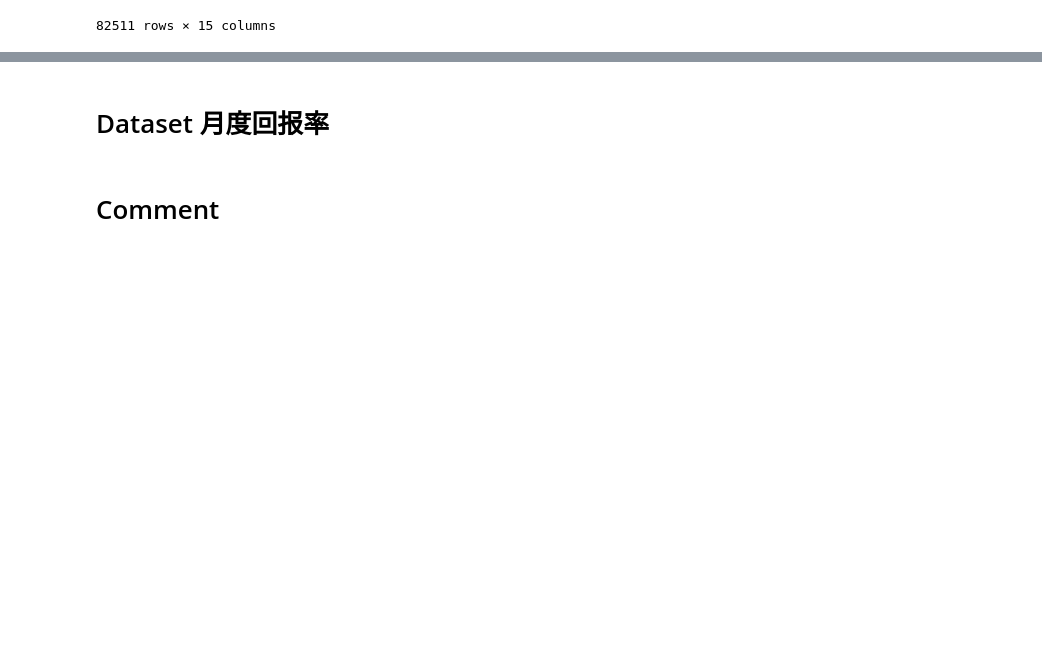
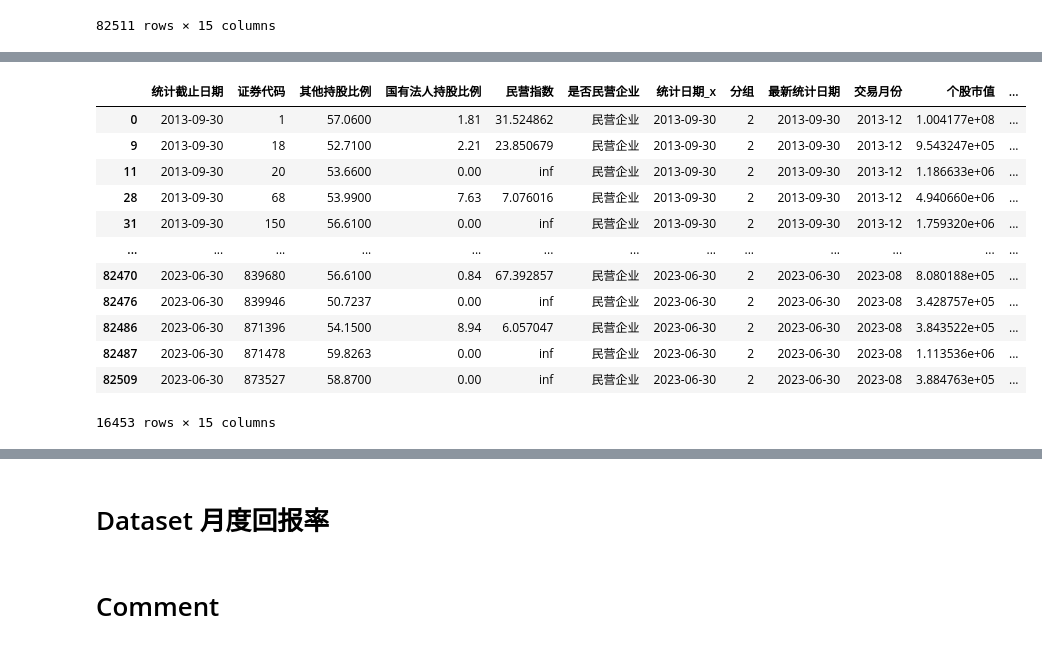
Before and after one commit to Prussia/playJupyter, a Jupyter notebook: testproj/计算加权回报率.ipynb, the cells around one changed output, grey strips where cells are left out. Drawn from its saved outputs; the diff is of its cells as text; code cells hidden in the pictures; blank space fills up the shorter version.

```diff
--- a/testproj/计算加权回报率.ipynb
+++ b/testproj/计算加权回报率.ipynb
@@ -623,0 +709,17 @@ df1_merged_group
+# %%
+df1_merged_group_2 = df1_merged_group[df1_merged_group['分组'] == 2]
+df1_merged_group_2
+# %% [output]
+|  | 统计截止日期 | 证券代码 | 其他持股比例 | 国有法人持股比例 | 民营指数 | 是否民营企业 | 统计日期_x | 分组 | 最新统计日期 | 交易月份 | 个股市值 | ... |
+| 0 | 2013-09-30 | 1 | 57.0600 | 1.81 | 31.524862 | 民营企业 | 2013-09-30 | 2 | 2013-09-30 | 2013-12 | 1.004177e+08 | ... |
+| 9 | 2013-09-30 | 18 | 52.7100 | 2.21 | 23.850679 | 民营企业 | 2013-09-30 | 2 | 2013-09-30 | 2013-12 | 9.543247e+05 | ... |
+| 11 | 2013-09-30 | 20 | 53.6600 | 0.00 | inf | 民营企业 | 2013-09-30 | 2 | 2013-09-30 | 2013-12 | 1.186633e+06 | ... |
+| 28 | 2013-09-30 | 68 | 53.9900 | 7.63 | 7.076016 | 民营企业 | 2013-09-30 | 2 | 2013-09-30 | 2013-12 | 4.940660e+06 | ... |
+| 31 | 2013-09-30 | 150 | 56.6100 | 0.00 | inf | 民营企业 | 2013-09-30 | 2 | 2013-09-30 | 2013-12 | 1.759320e+06 | ... |
+| ... | ... | ... | ... | ... | ... | ... | ... | ... | ... | ... | ... | ... |
+| 82470 | 2023-06-30 | 839680 | 56.6100 | 0.84 | 67.392857 | 民营企业 | 2023-06-30 | 2 | 2023-06-30 | 2023-08 | 8.080188e+05 | ... |
+| 82476 | 2023-06-30 | 839946 | 50.7237 | 0.00 | inf | 民营企业 | 2023-06-30 | 2 | 2023-06-30 | 2023-08 | 3.428757e+05 | ... |
+| 82486 | 2023-06-30 | 871396 | 54.1500 | 8.94 | 6.057047 | 民营企业 | 2023-06-30 | 2 | 2023-06-30 | 2023-08 | 3.843522e+05 | ... |
+| 82487 | 2023-06-30 | 871478 | 59.8263 | 0.00 | inf | 民营企业 | 2023-06-30 | 2 | 2023-06-30 | 2023-08 | 1.113536e+06 | ... |
+| 82509 | 2023-06-30 | 873527 | 58.8700 | 0.00 | inf | 民营企业 | 2023-06-30 | 2 | 2023-06-30 | 2023-08 | 3.884763e+05 | ... |
+16453 rows × 15 columns
```
Also changed, not shown: parts of 13 cells of this notebook.
